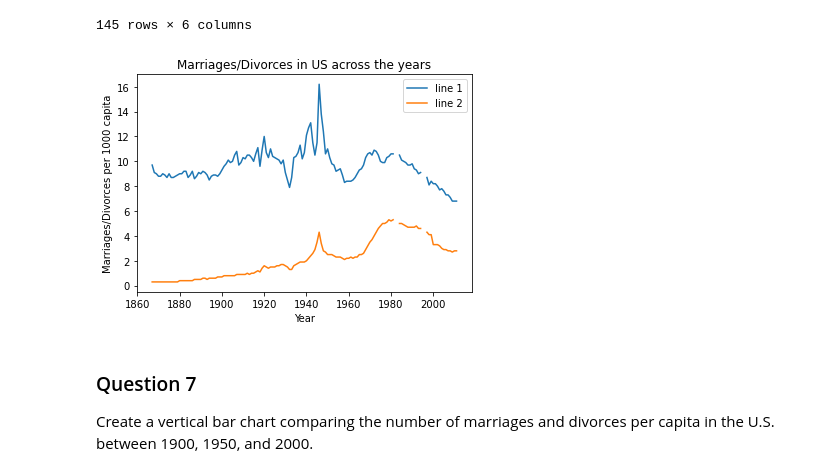
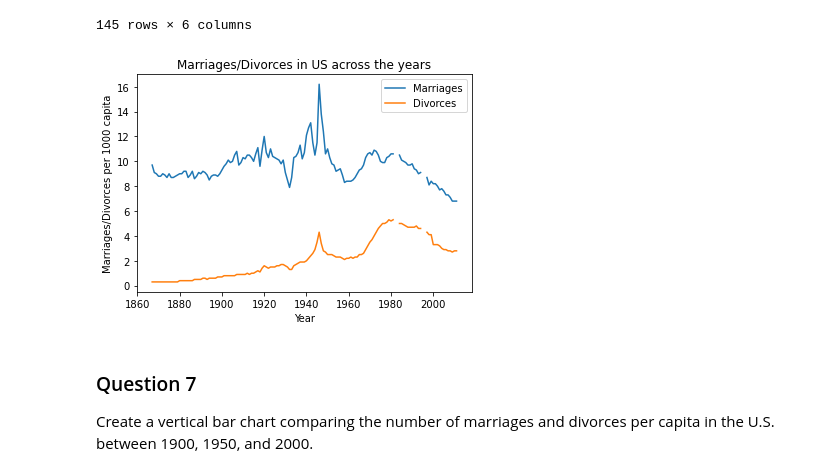
Before and after one commit to ruwzeta/RuwindhuHettigeDonBDAT1004PS3, a Jupyter notebook: Problem Set 3.ipynb, the cells around one changed output. Saved outputs shown, nothing was run; the diff lists cells and outputs as text; code cells hidden in the pictures.

Commit message:
Changes to charts

```diff
--- a/Problem Set 3.ipynb
+++ b/Problem Set 3.ipynb
@@ -926,14 +926,14 @@ us_marriages
 # %%
 plt.figure()
 plt.title("Marriages/Divorces in US across the years")
-plt.plot(us_marriages['Year'], us_marriages['Marriages_per_1000'], label = "line 1")
-plt.plot(us_marriages['Year'], us_marriages['Divorces_per_1000'], label = "line 2")
+plt.plot(us_marriages['Year'], us_marriages['Marriages_per_1000'], label = "Marriages")
+plt.plot(us_marriages['Year'], us_marriages['Divorces_per_1000'], label = "Divorces")
 plt.xlabel("Year")
 plt.ylabel("Marriages/Divorces per 1000 capita")
 plt.legend()
 plt.show()
 # %% [output]
-[figure, old version]
+[figure, new version]
 # %% [markdown]
 ### Question 7
 Create a vertical bar chart comparing the number of marriages and divorces per capita in the U.S. between 1900, 1950, and 2000.
```
Also changed, not shown: parts of 6 cells of this notebook, 1 other file.
